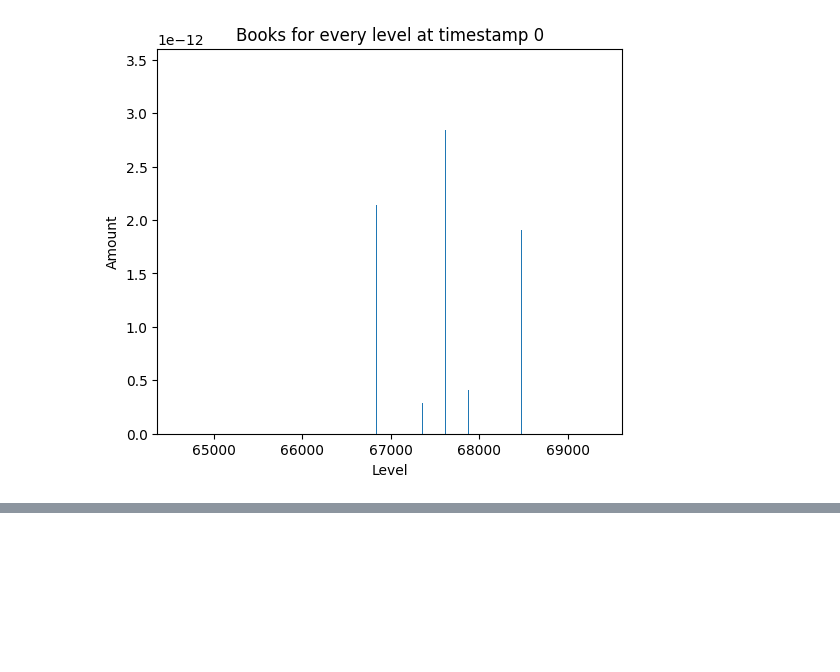
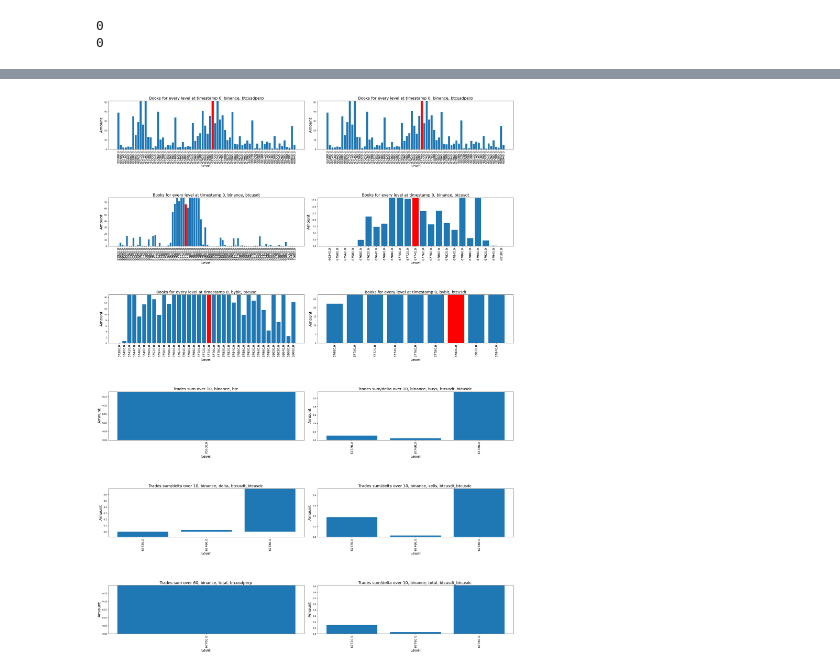
Before and after one commit to IndianaBug/fastmoonStreams, a Jupyter notebook: test.ipynb, the cells around one changed output, grey strips where cells are left out. Saved outputs shown, nothing was run; the diff lists cells and outputs as text; code cells hidden in the pictures; blank space fills up the shorter version.

```diff
--- a/test.ipynb
+++ b/test.ipynb
@@ -9,20 +9,54 @@ path_3 = "/workspaces/fastmoonStreams/sample_data/pandasdf/books_processed.csv"
 df_unprocessed = pd.read_csv(path_1)
 df = pd.read_csv(path_2)
 df_processed = pd.read_csv(path_3)
-# %%
-import matplotlib.pyplot as plt
-
-plot_data = json.load(open("/workspaces/fastmoonStreams/sample_data/None.json", "r"))
-# Create the bar plot
-plt.figure(figsize=(6, 5))  # Adjust figure size as needed
-plt.bar(plot_data['x'], plot_data['y'], )  # Customize colors
-plt.ylim(bottom=0, top = max(plot_data['y']) / 3)
-# Add labels and title
-plt.xlabel(plot_data['xlabel'])
-plt.ylabel(plot_data['ylabel'])
-plt.title(plot_data['legend'])
-
-# # Display the plot
-plt.show()
-# %% [output]
-[figure, removed]
+# %%
+import matplotlib.pyplot as plt
+import json
+import os
+
+data_dir = "sample_data/plots"
+plot_files = [f for f in os.listdir(data_dir) if f.endswith('.json')]
+num_plots = len(plot_files)
+
+cols = 2  # Number of columns in the subplot grid (2 plots per row)
+rows = (num_plots // cols) + (num_plots % cols > 0)  # Calculate rows needed
+fig, axes = plt.subplots(rows, cols, figsize=(27, 36))  # Adjust the layout and size as needed
+axes = axes.flatten()
+for i, plot_file in enumerate(plot_files):
+    plot_data = json.load(open(os.path.join(data_dir, plot_file), "r"))
+    x = [str(x) for x in plot_data['x']]
+    y = plot_data['y']
+    price = str(plot_data.get("price"))
+
+    try:
+        special_bar_index = x.index(price)
+    except ValueError:
+        special_bar_index = None
+        print(f'{price} is not in the list for {plot_file}.')
+
+    ax = axes[i]
+    bars = ax.bar(x, y)
+
+    if special_bar_index is not None and "depth" in plot_file:
+        bars[special_bar_index].set_color('red')
+        # ax.text(x=special_bar_index + 0.2, y=y[special_bar_index] - (max(y) / 30), s='Current price', ha='left', fontsize=8, color='red')
+
+
+    min_y = min(y)  if min(y) < 0 else 0
+    ax.set_ylim(bottom=min_y, top=max(y) / 3)
+    ax.set_xlabel(plot_data['xlabel'], fontsize=18)
+    ax.set_ylabel(plot_data['ylabel'], fontsize=18)
+    ax.set_title(plot_data['legend'], fontsize=18)
+    ax.set_xticklabels(x, rotation=90, fontsize=14)
+
+for j in range(i + 1, len(axes)):
+    fig.delaxes(axes[j])
+
+plt.tight_layout()
+plt.subplots_adjust(hspace=1)  # Adjust hspace as needed to reduce space between rows
+
+# Display the plot
+plt.show()
+# %% [output]
+0
+0
@@ -28,0 +79 @@ plt.show()
+[figure, added]
```
Also changed, not shown: parts of 7 cells of this notebook, 54 other files.
